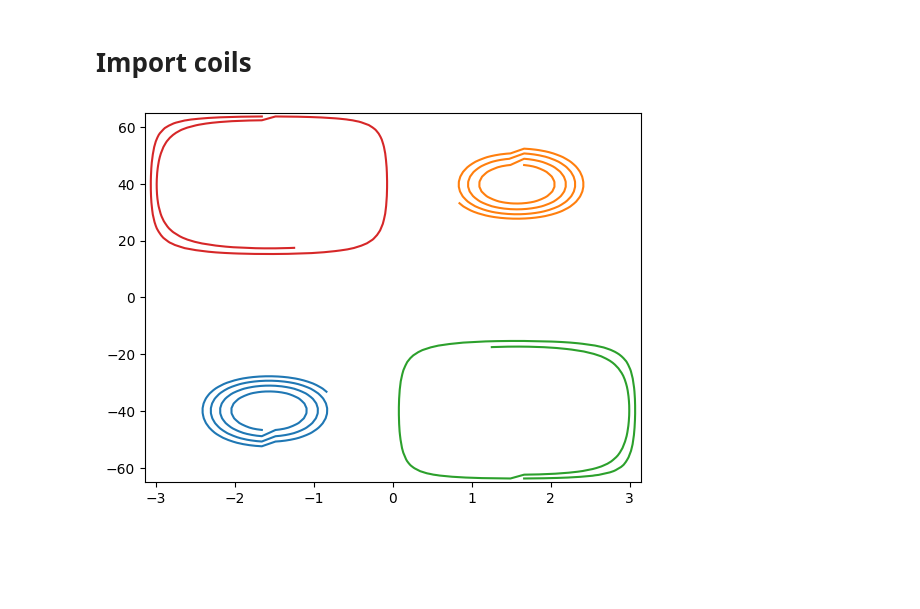
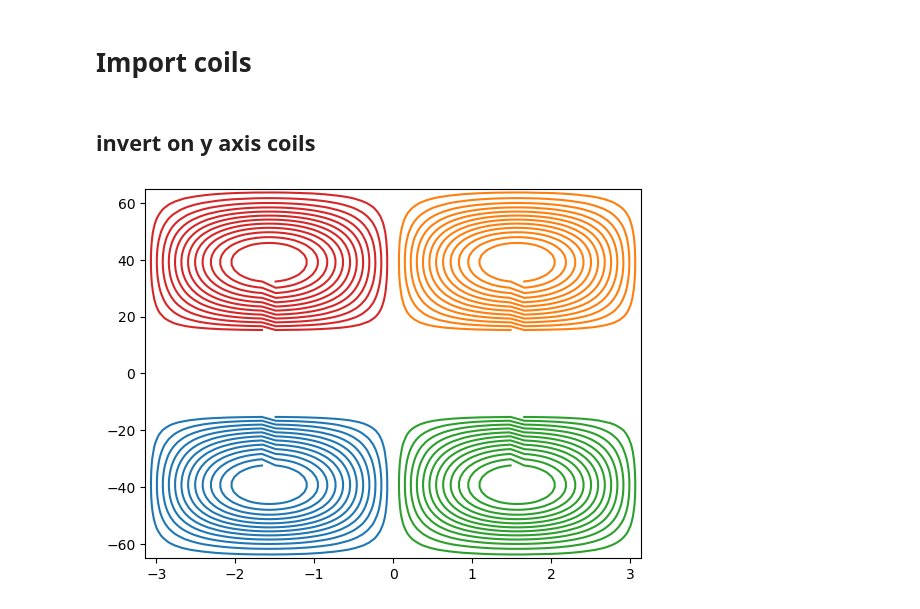
Before and after one commit to DavideRuzza/MiniMri, a Jupyter notebook: Gradient_coil/convert_stream_func.ipynb, the cells around one changed output. Drawn from its saved outputs; the diff is of its cells as text; code cells hidden in the pictures; blank space fills up the shorter version.

Commit message:
inverted gradient coil

```diff
--- a/Gradient_coil/convert_stream_func.ipynb
+++ b/Gradient_coil/convert_stream_func.ipynb
@@ -217,11 +217,19 @@ for line in joined_paths:
         theta = np.arctan2(y, z)
         new_line.append([theta, x])
     joined_line_rad.append(np.array(new_line))
+# %% [markdown]
+## invert on y axis coils
+# %%
+for i in range(4):
+    coil = joined_line_rad[i].T
+    # print(coil)
+    mi = np.amin(coil[1]); ma = np.amax(coil[1])
+    avg_y = (mi+ma)/2
+    coil[1] = avg_y-(coil[1]-avg_y)
+    joined_line_rad[i] = coil.T
 # %%
-for i in range(4):
-    plt.plot(*joined_line_rad[i][0:1000].T)
-plt.xlim(-np.pi, np.pi)
-plt.ylim(-65, 65)
-plt.show()
+def plot_func(perc):
+    for i in range(4):
+        plt.plot(*joined_line_rad[i][:, 0:int(perc*joined_line_rad[i].shape[1])].T)
+        plt.xlim(-np.pi, np.pi)
+        plt.ylim(-65, 65)
-# %% [output]
-[figure, removed]
@@ -227,0 +244,5 @@ plt.show()
+# %%
+plot_func(1.0)
+plt.show()
+# %% [output]
+[figure, added]
```
Also changed, not shown: parts of 2 cells of this notebook, 5 other files.
